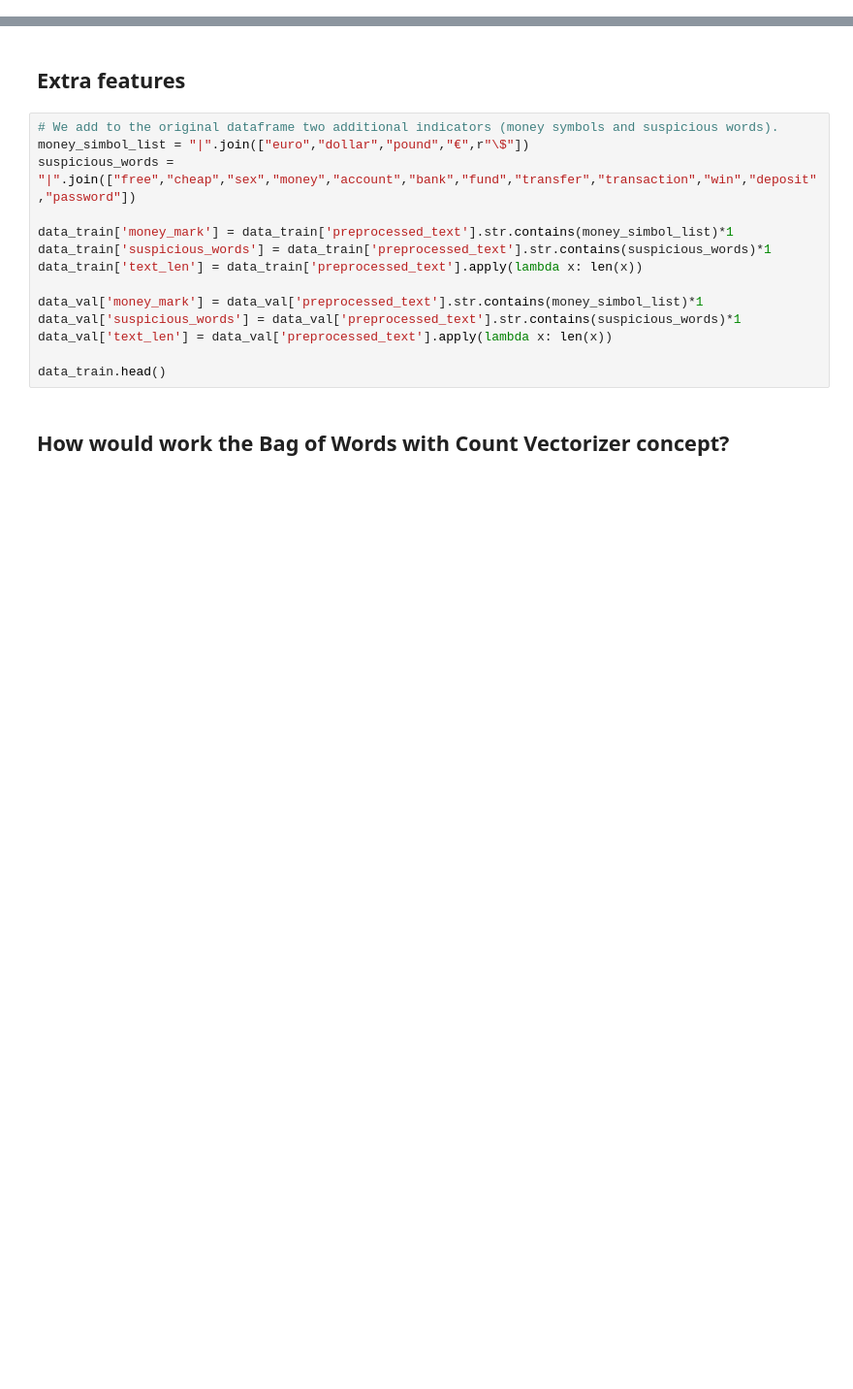
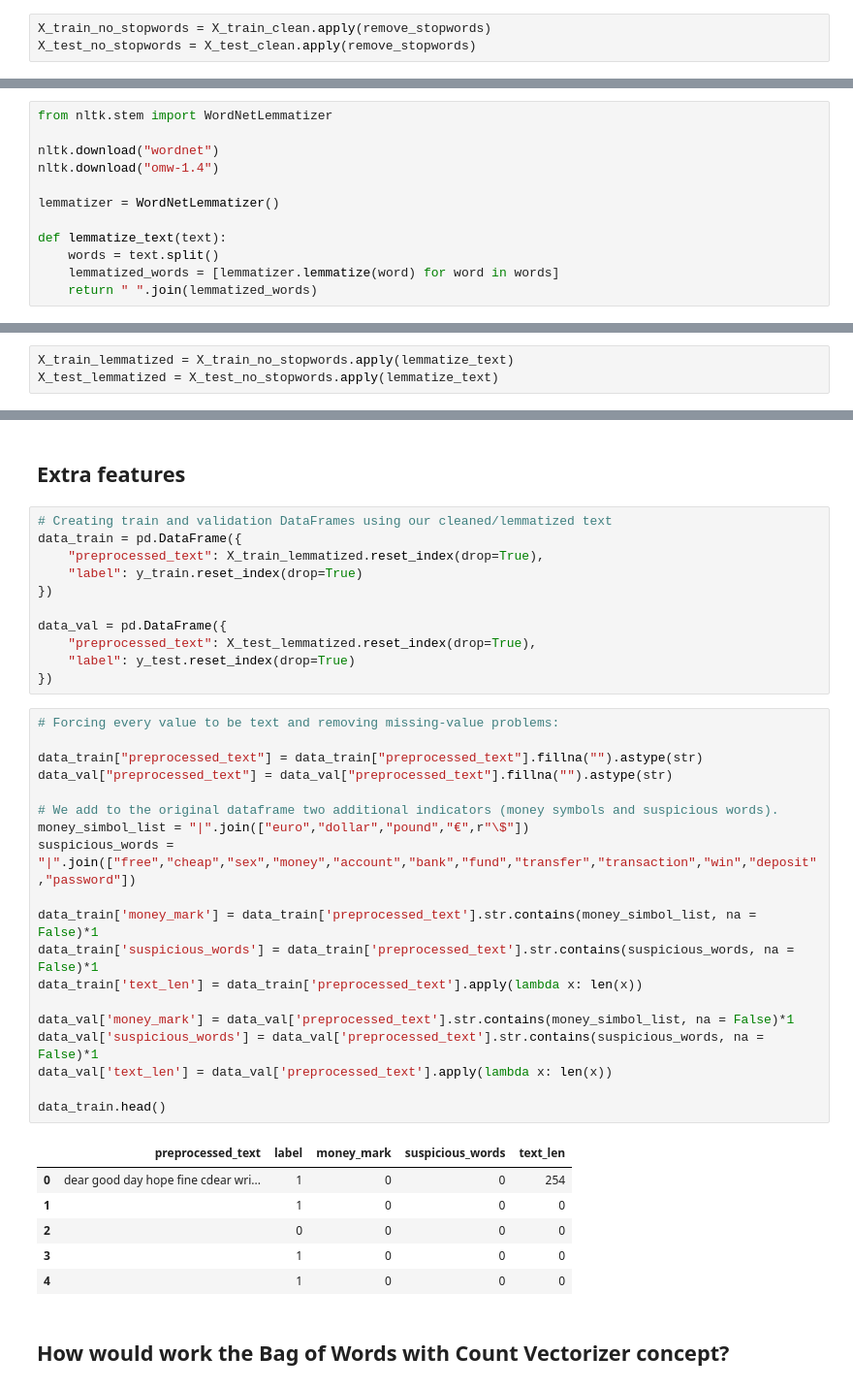
Before and after one commit to vitorferraz19/lab-natural-language-processing, a Jupyter notebook: your-code/main.ipynb, the cells around one changed output, grey strips where cells are left out. Shown at 97% size. Cells and saved outputs as stored; diff of their text form; blank space fills up the shorter version.

```diff
--- a/your-code/main.ipynb
+++ b/your-code/main.ipynb
@@ -216,0 +233,3 @@ Remove the stopwords.
+# %%
+X_train_no_stopwords = X_train_clean.apply(remove_stopwords)
+X_test_no_stopwords = X_test_clean.apply(remove_stopwords)
@@ -221,0 +247,12 @@ Break sentences into words, then use lemmatization to reduce them to their base
+# %%
+from nltk.stem import WordNetLemmatizer
+
+nltk.download("wordnet")
+nltk.download("omw-1.4")
+
+lemmatizer = WordNetLemmatizer()
+
+def lemmatize_text(text):
+    words = text.split()
+    lemmatized_words = [lemmatizer.lemmatize(word) for word in words]
+    return " ".join(lemmatized_words)
@@ -221,0 +265,3 @@ Break sentences into words, then use lemmatization to reduce them to their base
+# %%
+X_train_lemmatized = X_train_no_stopwords.apply(lemmatize_text)
+X_test_lemmatized = X_test_no_stopwords.apply(lemmatize_text)
@@ -227,18 +355,41 @@ Let's get the 10 top words in ham and spam messages (**EXPLORATORY DATA ANALYSIS
 # %% [markdown]
 ## Extra features
+# %%
+# Creating train and validation DataFrames using our cleaned/lemmatized text
+data_train = pd.DataFrame({
+    "preprocessed_text": X_train_lemmatized.reset_index(drop=True),
+    "label": y_train.reset_index(drop=True)
+})
+
+data_val = pd.DataFrame({
+    "preprocessed_text": X_test_lemmatized.reset_index(drop=True),
+    "label": y_test.reset_index(drop=True)
+})
 # %%
+# Forcing every value to be text and removing missing-value problems:
+
+data_train["preprocessed_text"] = data_train["preprocessed_text"].fillna("").astype(str)
+data_val["preprocessed_text"] = data_val["preprocessed_text"].fillna("").astype(str)
+
 # We add to the original dataframe two additional indicators (money symbols and suspicious words).
 money_simbol_list = "|".join(["euro","dollar","pound","€",r"\$"])
 suspicious_words = "|".join(["free","cheap","sex","money","account","bank","fund","transfer","transaction","win","deposit","password"])
 
-data_train['money_mark'] = data_train['preprocessed_text'].str.contains(money_simbol_list)*1
-data_train['suspicious_words'] = data_train['preprocessed_text'].str.contains(suspicious_words)*1
+data_train['money_mark'] = data_train['preprocessed_text'].str.contains(money_simbol_list, na = False)*1
+data_train['suspicious_words'] = data_train['preprocessed_text'].str.contains(suspicious_words, na = False)*1
 data_train['text_len'] = data_train['preprocessed_text'].apply(lambda x: len(x))
 
-data_val['money_mark'] = data_val['preprocessed_text'].str.contains(money_simbol_list)*1
-data_val['suspicious_words'] = data_val['preprocessed_text'].str.contains(suspicious_words)*1
+data_val['money_mark'] = data_val['preprocessed_text'].str.contains(money_simbol_list, na = False)*1
+data_val['suspicious_words'] = data_val['preprocessed_text'].str.contains(suspicious_words, na = False)*1
 data_val['text_len'] = data_val['preprocessed_text'].apply(lambda x: len(x))
 
 data_train.head()
+# %% [output]
+|  | preprocessed_text | label | money_mark | suspicious_words | text_len |
+| 0 | dear good day hope fine cdear wri... | 1 | 0 | 0 | 254 |
+| 1 |  | 1 | 0 | 0 | 0 |
+| 2 |  | 0 | 0 | 0 | 0 |
+| 3 |  | 1 | 0 | 0 | 0 |
+| 4 |  | 1 | 0 | 0 | 0 |
 # %% [markdown]
 ## How would work the Bag of Words with Count Vectorizer concept?
```
Also changed, not shown: parts of 14 cells of this notebook.
